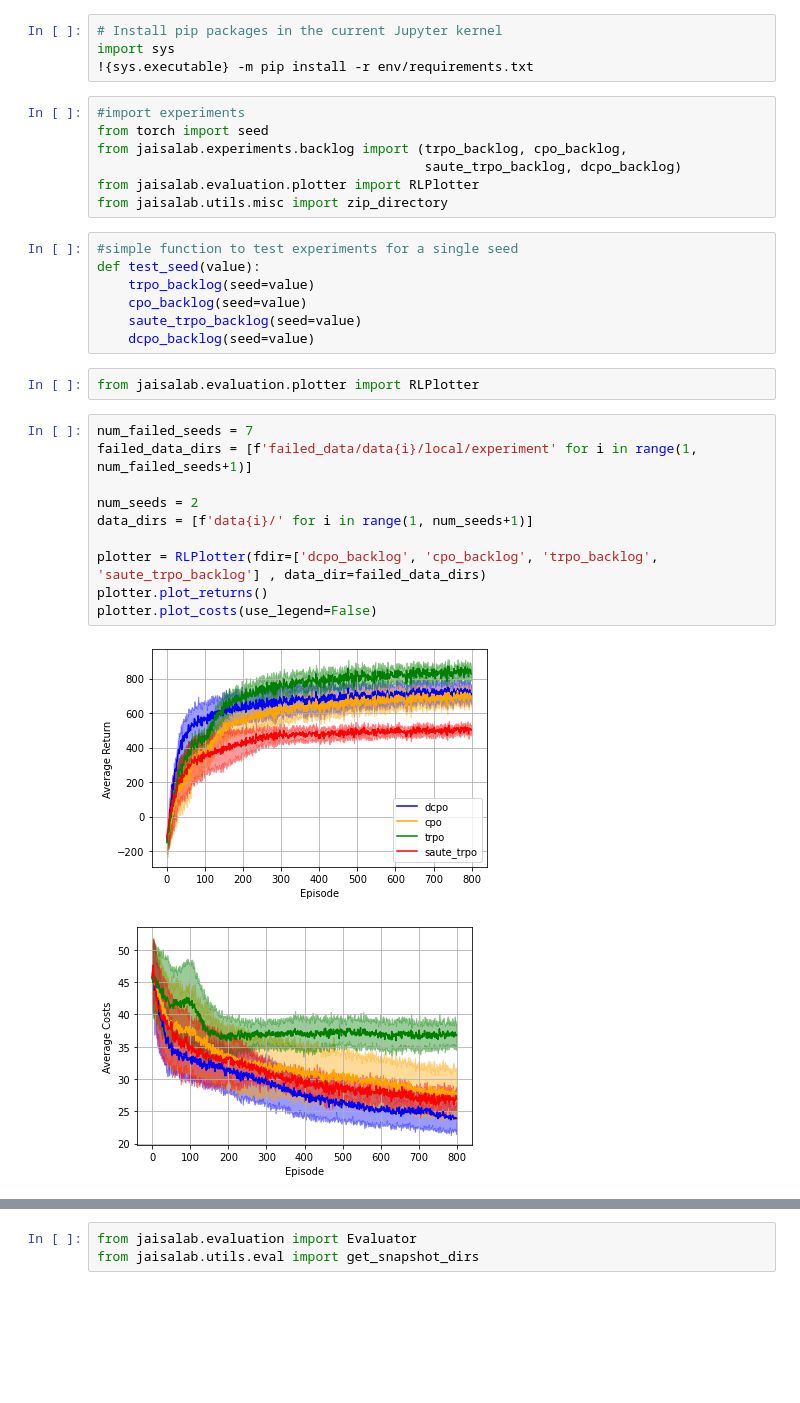
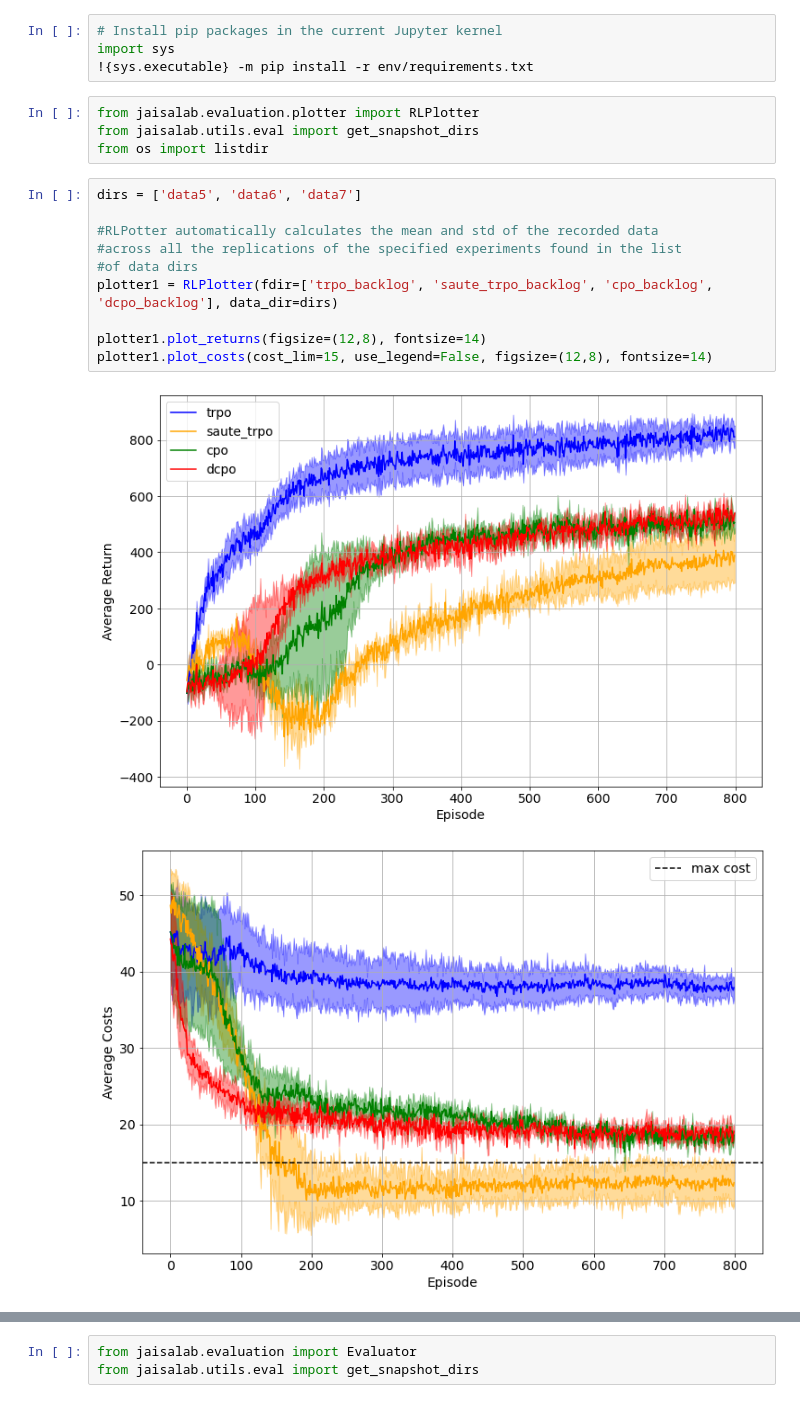
Before and after one commit to jaimesabalimperial/jaisalab, a Jupyter notebook: experiments.ipynb, the cells around one changed output, grey strips where cells are left out. Drawn from its saved outputs; the diff is of its cells as text; blank space fills up the shorter version.

Commit message:
added some more customisation functionalty to plotter and started running replications

```diff
--- a/experiments.ipynb
+++ b/experiments.ipynb
@@ -6,32 +6,20 @@
 # Install pip packages in the current Jupyter kernel
 import sys
 !{sys.executable} -m pip install -r env/requirements.txt
-# %%
-#import experiments
-from torch import seed
-from jaisalab.experiments.backlog import (trpo_backlog, cpo_backlog,
-                                          saute_trpo_backlog, dcpo_backlog)
-from jaisalab.evaluation.plotter import RLPlotter
-from jaisalab.utils.misc import zip_directory
-# %%
-#simple function to test experiments for a single seed
-def test_seed(value):
-    trpo_backlog(seed=value)
-    cpo_backlog(seed=value)
-    saute_trpo_backlog(seed=value)
-    dcpo_backlog(seed=value)
 # %%
 from jaisalab.evaluation.plotter import RLPlotter
+from jaisalab.utils.eval import get_snapshot_dirs
+from os import listdir
-# %%
-num_failed_seeds = 7
-failed_data_dirs = [f'failed_data/data{i}/local/experiment' for i in range(1, num_failed_seeds+1)]
-
-num_seeds = 2
-data_dirs = [f'data{i}/' for i in range(1, num_seeds+1)]
-
-plotter = RLPlotter(fdir=['dcpo_backlog', 'cpo_backlog', 'trpo_backlog', 'saute_trpo_backlog'] , data_dir=failed_data_dirs)
-plotter.plot_returns()
-plotter.plot_costs(use_legend=False)
-# %% [output]
-[figure, removed]
-[figure, removed]
+# %%
+dirs = ['data5', 'data6', 'data7']
+
+#RLPotter automatically calculates the mean and std of the recorded data
+#across all the replications of the specified experiments found in the list
+#of data dirs
+plotter1 = RLPlotter(fdir=['trpo_backlog', 'saute_trpo_backlog', 'cpo_backlog', 'dcpo_backlog'], data_dir=dirs)
+
+plotter1.plot_returns(figsize=(12,8), fontsize=14)
+plotter1.plot_costs(cost_lim=15, use_legend=False, figsize=(12,8), fontsize=14)
+# %% [output]
+[figure, added]
+[figure, added]
```
Also changed, not shown: parts of 4 cells of this notebook, 3 other files.
